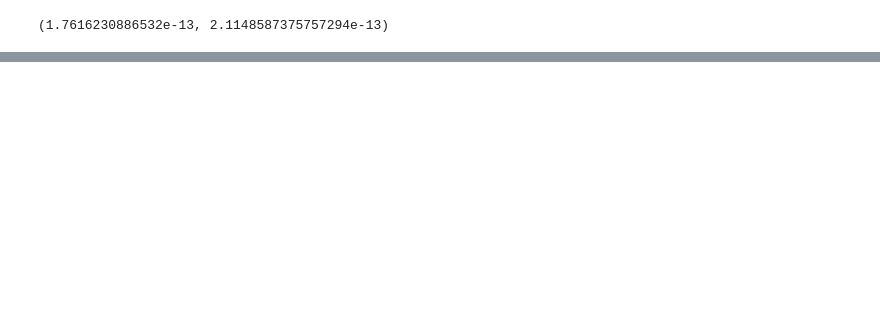
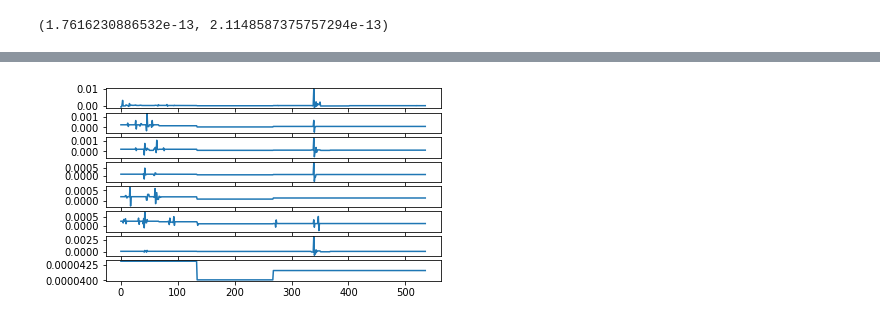
Before and after one commit to kvali7/Stat-ML-Playground, a Jupyter notebook: lecture4/lecture4.ipynb, the cells around one changed output, grey strips where cells are left out. Saved outputs shown, nothing was run; the diff lists cells and outputs as text; code cells hidden in the pictures; blank space fills up the shorter version.

```diff
--- a/lecture4/lecture4.ipynb
+++ b/lecture4/lecture4.ipynb
@@ -410,0 +454,13 @@ _ = tse_vol.plot(subplots=True,figsize=(10,10))
+# %%
+## my answer to Exercise 4.3
+
+tse_wave = W.T @ tse_vol.values
+lamb = .001
+beta = soft(tse_wave,lamb)
+tse_rec = W @ beta
+
+for i in range (1,p):
+    ax1=plt.subplot(9, 1, i+1)
+    plt.plot(tse_rec[:,i])
+# %% [output]
+[figure, added]
```
Also changed, not shown: parts of 46 cells of this notebook, 12 other files.
